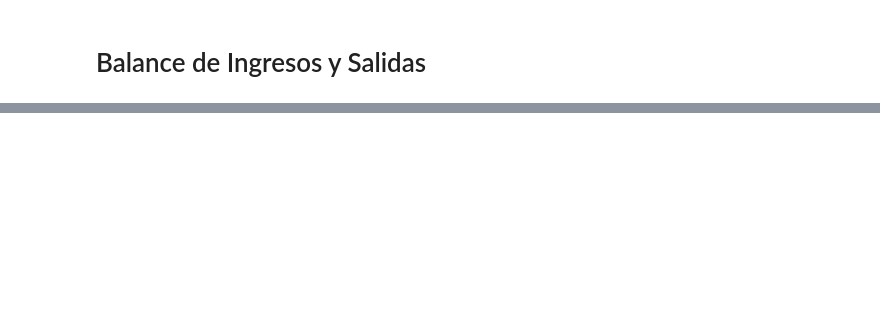
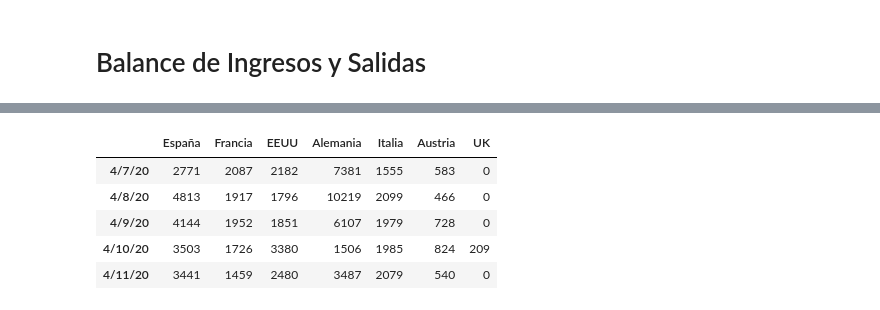
Before and after one commit to eugeniogarcia/python, a Jupyter notebook: AI notebooks/Datasets/Covid-19.ipynb, the cells around one changed output, grey strips where cells are left out. Cells and saved outputs as stored; diff of their text form; code cells hidden in the pictures; blank space fills up the shorter version.

```diff
--- a/AI notebooks/Datasets/Covid-19.ipynb
+++ b/AI notebooks/Datasets/Covid-19.ipynb
@@ -248,0 +267,9 @@ total_muertes.apply(delta)['UK'][-20:].plot(title="Fallecidos por dia en UK")
+# %%
+total_curados.apply(delta).tail()
+# %% [output]
+|  | España | Francia | EEUU | Alemania | Italia | Austria | UK |
+| 4/7/20 | 2771 | 2087 | 2182 | 7381 | 1555 | 583 | 0 |
+| 4/8/20 | 4813 | 1917 | 1796 | 10219 | 2099 | 466 | 0 |
+| 4/9/20 | 4144 | 1952 | 1851 | 6107 | 1979 | 728 | 0 |
+| 4/10/20 | 3503 | 1726 | 3380 | 1506 | 1985 | 824 | 209 |
+| 4/11/20 | 3441 | 1459 | 2480 | 3487 | 2079 | 540 | 0 |
```
Also changed, not shown: parts of 24 cells of this notebook.
